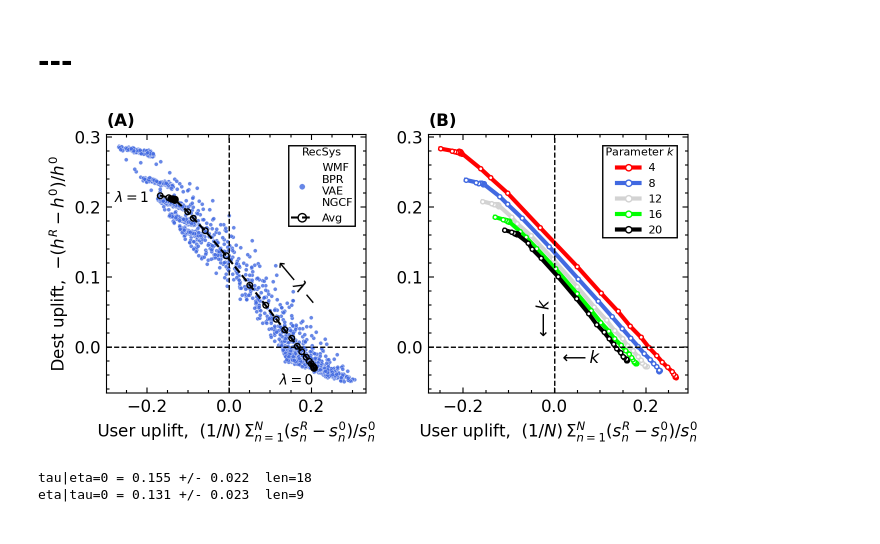
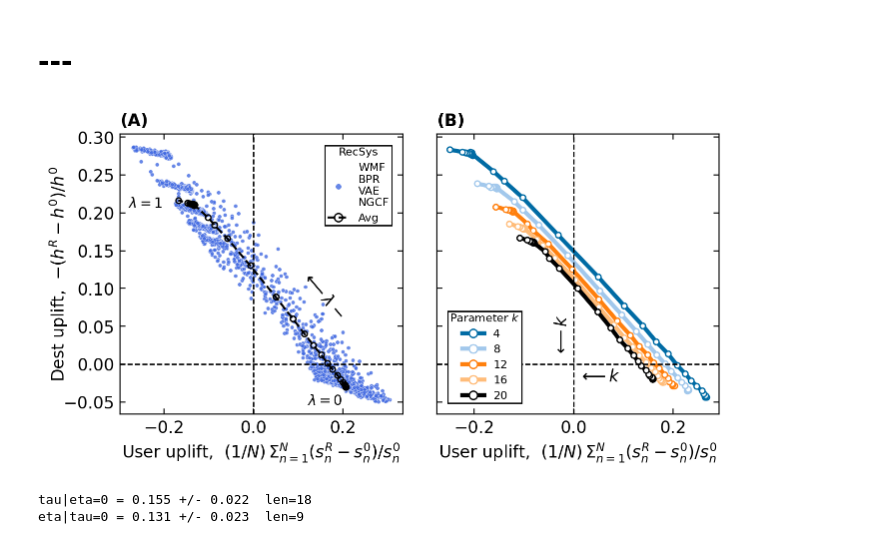
Before and after one commit to pashaPASHaa/recsys, a Jupyter notebook: plot.ipynb, the cells around one changed output. Cells and saved outputs as stored; diff of their text form; code cells hidden in the pictures.

```diff
--- a/plot.ipynb
+++ b/plot.ipynb
@@ -207,39 +207,36 @@ for (recommender_system_key, t, k), v in simulation_lift_dict[BEST_KEY]["harm"].
     arr_t[t][1].append(v)
     arr_k[k][1].append(v)
 # %%
-xmin = 0.1
-xmax = 6.7
-ymin = 0.1
+xmax = 6.8
 ymax = 3.6
-bbox = matplotlib.transforms.Bbox([[xmin, ymin], [xmax, ymax]])
 
-fig = plt.figure(figsize=(1.0*(xmax-0*0.5), 1.0*ymax), layout="constrained")
-
-fig.set_constrained_layout_pads(w_pad=0.15, h_pad=0.15, wspace=0.3, hspace=0.0)
+fig = plt.figure(figsize=(xmax, ymax), layout="constrained")
 
 gs = gridspec.GridSpec(
     1, 8,
-    figure=fig, #  wspace=0.3, hspace=0.1,
+    figure=fig, wspace=0.4, hspace=0.01,  # set the spacing between axes
 )
+
 bx = fig.add_subplot(gs[0,0:4])
 ax = fig.add_subplot(gs[0,4: ], sharey=bx)
 
+ax.tick_params(bottom=1, labelbottom=1, left=1, labelleft=0, which="both")
+
 # >>>
-
-colors = ["red", "royalblue", "lightgray", "lime", "#000000"]
+colors = ["#006ba4", "#a2c8ec", "#ff800e", "#ffbc79", "#000000", "#595959"]
 
 for i, k in enumerate(sorted(arr_k.keys())):
     ax.plot(
         np.mean(arr_k[k][0], axis=0),
         np.mean(arr_k[k][1], axis=0),
         color=colors[i],
-        label=k,
-        marker="o", ms=3, ls="-", lw=3.0, alpha=1.0, mec=colors[i], mfc="w",
+        label=k, lw=3.0, ls="-", alpha=1.0,
+        marker="o", ms=4.0, mec=colors[i], mfc="w",  # markeredgewidth=2.5,
     )
 ax.axvline(x=0, color="k", ls="--", lw=1.0)
 ax.axhline(y=0, color="k", ls="--", lw=1.0)
 
-ax.legend(loc="upper right", title=r"Parameter $k$", fontsize=8, title_fontsize=8, framealpha=1.0,
+ax.legend(loc="lower left", title=r"Parameter $k$", fontsize=8, title_fontsize=8, framealpha=1.0,
           markerscale=1.5, borderaxespad=1, frameon=1, fancybox=0,
           shadow=0, edgecolor="k", borderpad=0.2)
 
@@ -259,6 +256,7 @@ for k, (taus, etas) in arr_k.items():
 flat_tau = np.array(my_tau).ravel()
 flat_eta = np.array(my_eta).ravel()
 
+# downsampling for vis purposes only
 random_index = np.random.choice(len(flat_tau), size=int(len(flat_tau)//1.2), replace=False)
 
 h = sns.scatterplot(
@@ -272,36 +270,39 @@ h.axvline(x=0, color="k", ls="--", lw=1.0)
 h.axhline(y=0, color="k", ls="--", lw=1.0)
 sns.despine(ax=h, top=False, right=False, left=False, bottom=False)
 
 h.plot(  # --> ALL ALG w/o EASE
     np.mean(my_tau, axis=0),
     np.mean(my_eta, axis=0),
     marker="o", color="k", ms=4, ls="--", lw=1.5, alpha=1.0, label="Avg", mec="k", mfc="none")
 
 h.set_xlabel(r"User uplift,  $(1/N) \, \Sigma_{n=1}^N (s_n^{R} - s_n^{0}) / s_n^{0}$")
-h.set_ylabel(r"Dest uplift,  $- (h^{R}-h^{0}) / h^{0}$")
+h.set_ylabel(r"Dest uplift,  $- (h^{R}-h^{0}) / h^{0}$", labelpad=-4)
 
 h.legend(loc="upper right", title="RecSys", fontsize=8, title_fontsize=8, framealpha=1.0,
          markerscale=1.5, borderaxespad=1, frameon=1, fancybox=0, shadow=0, edgecolor="k", borderpad=0.2)
 
 h.text( 0.120, -0.054, s=r"$\lambda=0$", color="k", fontsize=10, fontstyle="italic")
 h.text(-0.280,  0.207, s=r"$\lambda=1$", color="k", fontsize=10, fontstyle="italic")
 h.set_title(r"(A)")
 
 h.text(x=+0.100, y=0.060,
        s=r"$\longleftarrow{\lambda}-$", rotation=-50)  # x
 
 ax.text(x=+0.010, y=-0.023, s=r"$\longleftarrow{k}$", rotation= 0)  # x
 ax.text(x=-0.040, y=+0.015, s=r"$\longleftarrow{k}$", rotation=90)  # y
 
 # >>>
 
 # labels appear outside of plot area, so auto-adjust
 # fig.tight_layout()
-fig.savefig(f"{city}_results.png", dpi=300, bbox_inches=bbox, pad_inches=0.1)
 
+ax.minorticks_off()
+bx.minorticks_off()
+
+fig.savefig(f"{city}_results.png", dpi=300, pad_inches=0.1)
 fig.show()
 # %% [output]
-[figure, old version]
+[figure, new version]
 # %%
 tau_eta0 = []
 eta_tau0 = []
```
